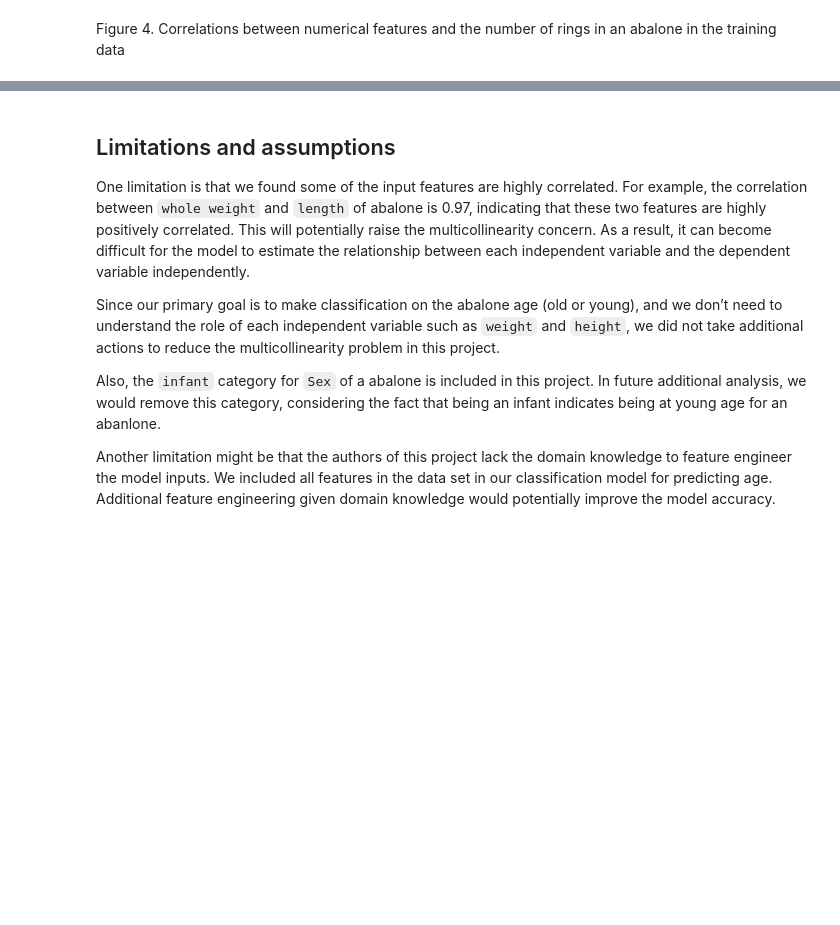
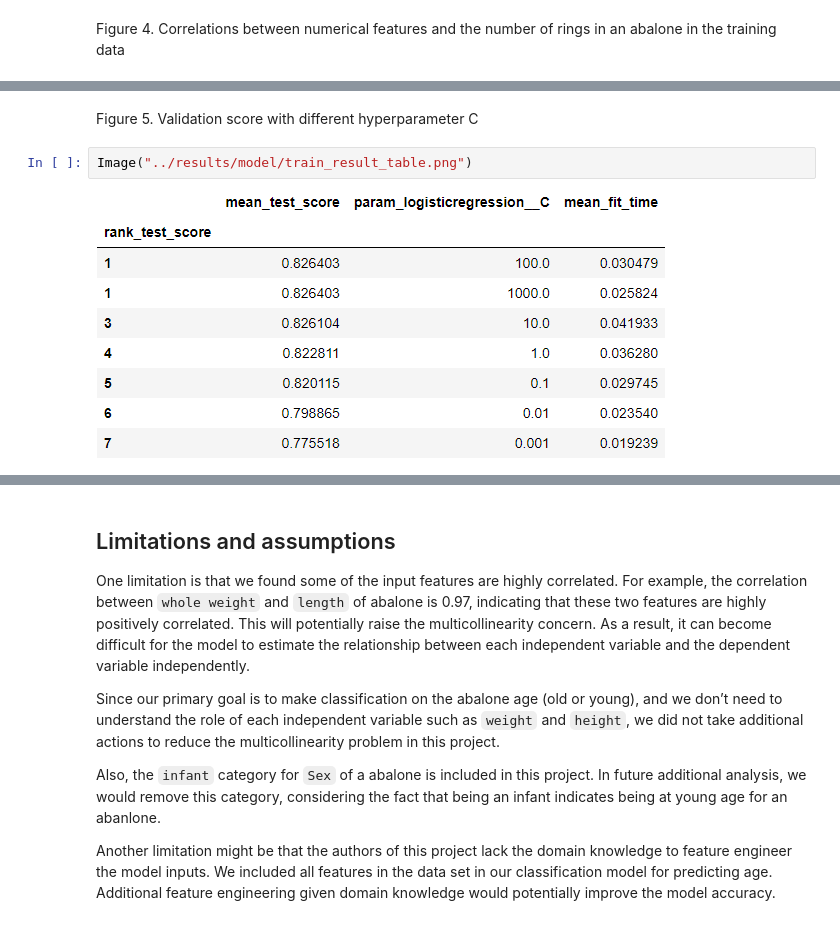
Before and after one commit to veerupandey/abalone_age_classification, a Jupyter notebook: docs/Project_report_milestone2.ipynb, the cells around one changed output, grey strips where cells are left out. Drawn from its saved outputs; the diff is of its cells as text; blank space fills up the shorter version.

```diff
--- a/docs/Project_report_milestone2.ipynb
+++ b/docs/Project_report_milestone2.ipynb
@@ -73,0 +80,6 @@ The correlation map provides useful information in determining what feature migh
+# %% [markdown]
+Figure 5. Validation score with different hyperparameter C
+# %%
+Image("../results/model/train_result_table.png")
+# %% [output]
+[figure, added]
```
Also changed, not shown: parts of 10 cells of this notebook, 9 other files.
